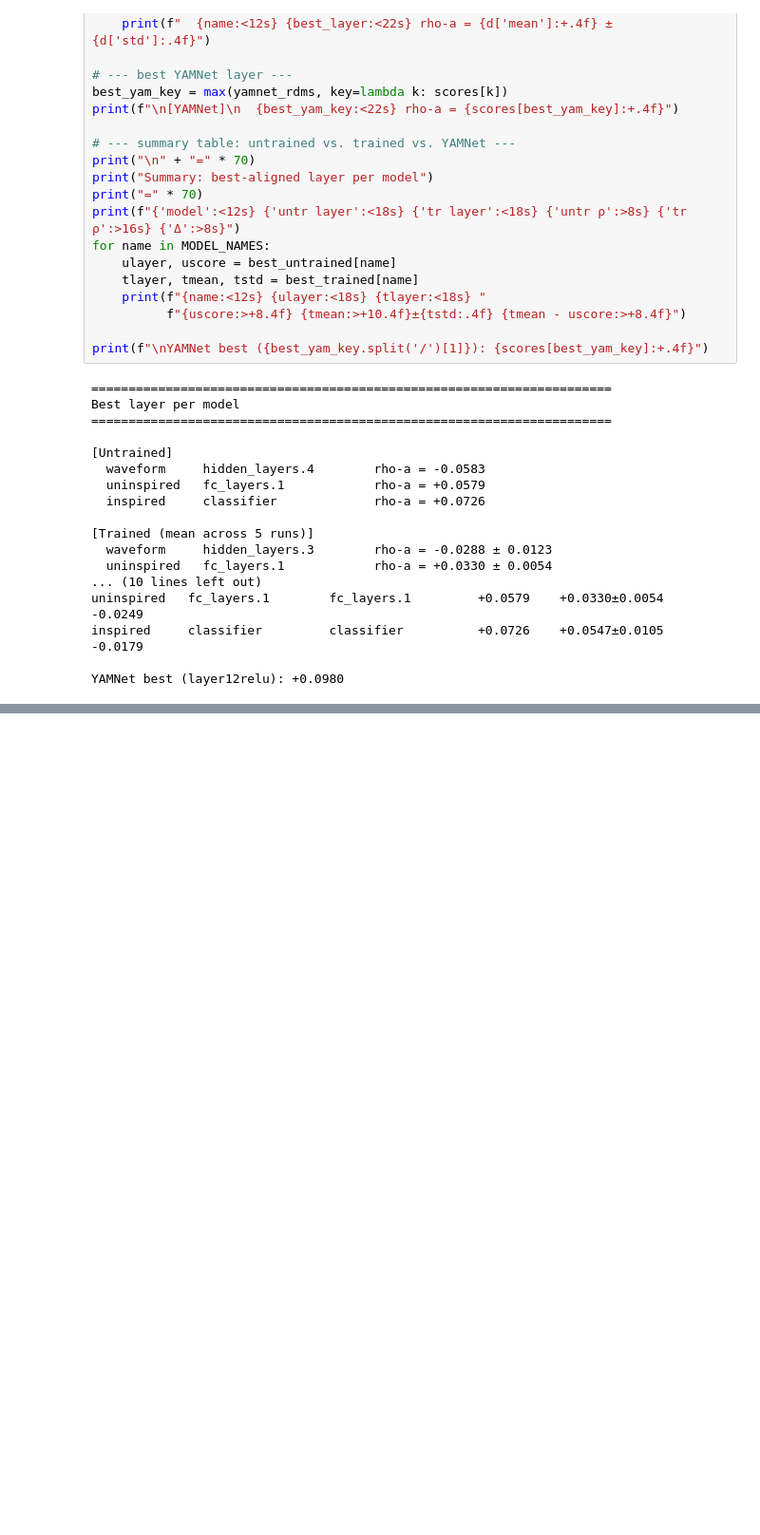
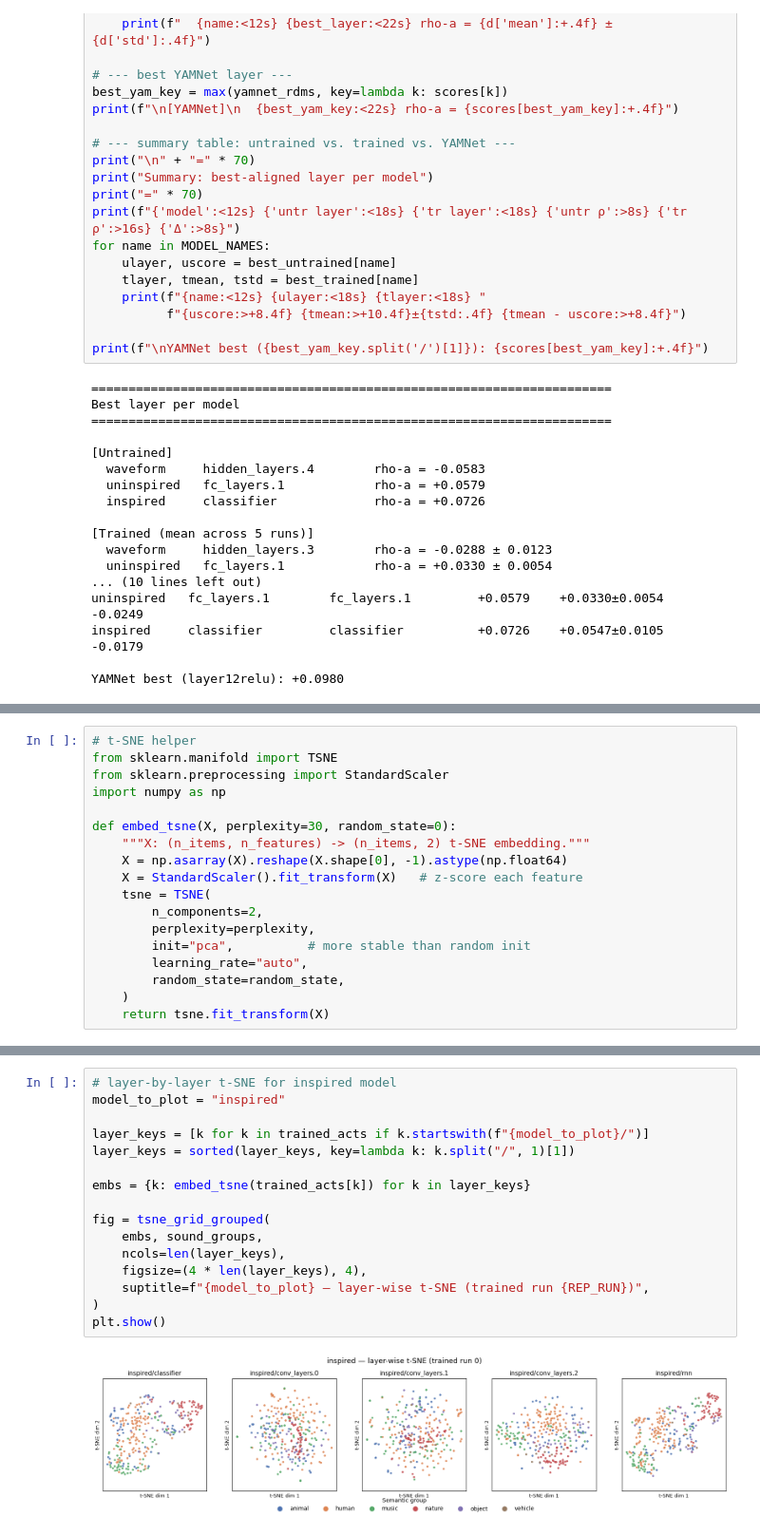
Before and after one commit to sofka005/group-13-bio, a Jupyter notebook: Assignment4/assignment4.ipynb, the cells around one changed output, grey strips where cells are left out. Shown at 95% size. Cells and saved outputs as stored; diff of their text form; blank space fills up the shorter version.

```diff
--- a/Assignment4/assignment4.ipynb
+++ b/Assignment4/assignment4.ipynb
@@ -361,0 +361,18 @@ YAMNet best (layer12relu): +0.0980
+# %%
+# t-SNE helper
+from sklearn.manifold import TSNE
+from sklearn.preprocessing import StandardScaler
+import numpy as np
+
+def embed_tsne(X, perplexity=30, random_state=0):
+    """X: (n_items, n_features) -> (n_items, 2) t-SNE embedding."""
+    X = np.asarray(X).reshape(X.shape[0], -1).astype(np.float64)
+    X = StandardScaler().fit_transform(X)   # z-score each feature
+    tsne = TSNE(
+        n_components=2,
+        perplexity=perplexity,
+        init="pca",          # more stable than random init
+        learning_rate="auto",
+        random_state=random_state,
+    )
+    return tsne.fit_transform(X)
@@ -361,0 +564,18 @@ YAMNet best (layer12relu): +0.0980
+# %%
+# layer-by-layer t-SNE for inspired model
+model_to_plot = "inspired"
+
+layer_keys = [k for k in trained_acts if k.startswith(f"{model_to_plot}/")]
+layer_keys = sorted(layer_keys, key=lambda k: k.split("/", 1)[1])
+
+embs = {k: embed_tsne(trained_acts[k]) for k in layer_keys}
+
+fig = tsne_grid_grouped(
+    embs, sound_groups,
+    ncols=len(layer_keys),
+    figsize=(4 * len(layer_keys), 4),
+    suptitle=f"{model_to_plot} — layer-wise t-SNE (trained run {REP_RUN})",
+)
+plt.show()
+# %% [output]
+[figure, added]
```
Also changed, not shown: parts of 13 cells of this notebook.
